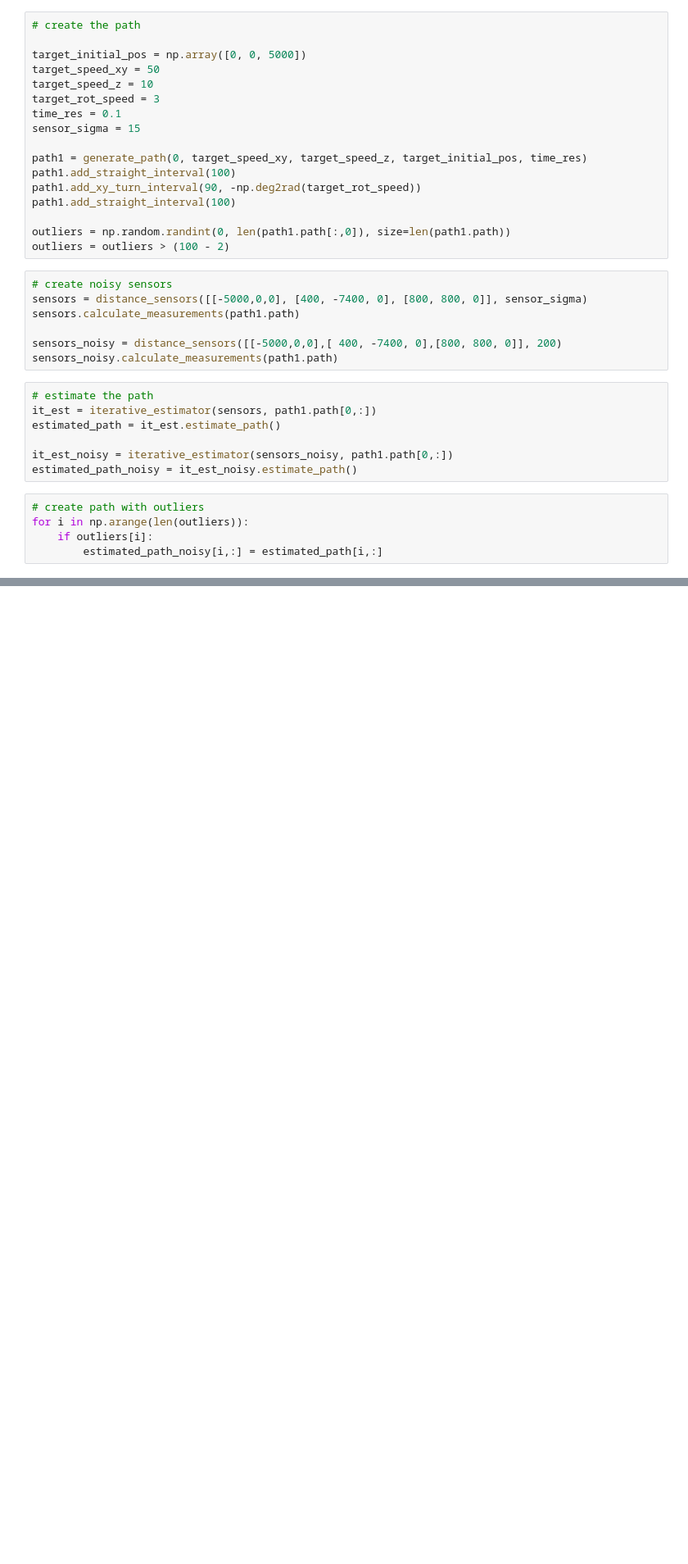
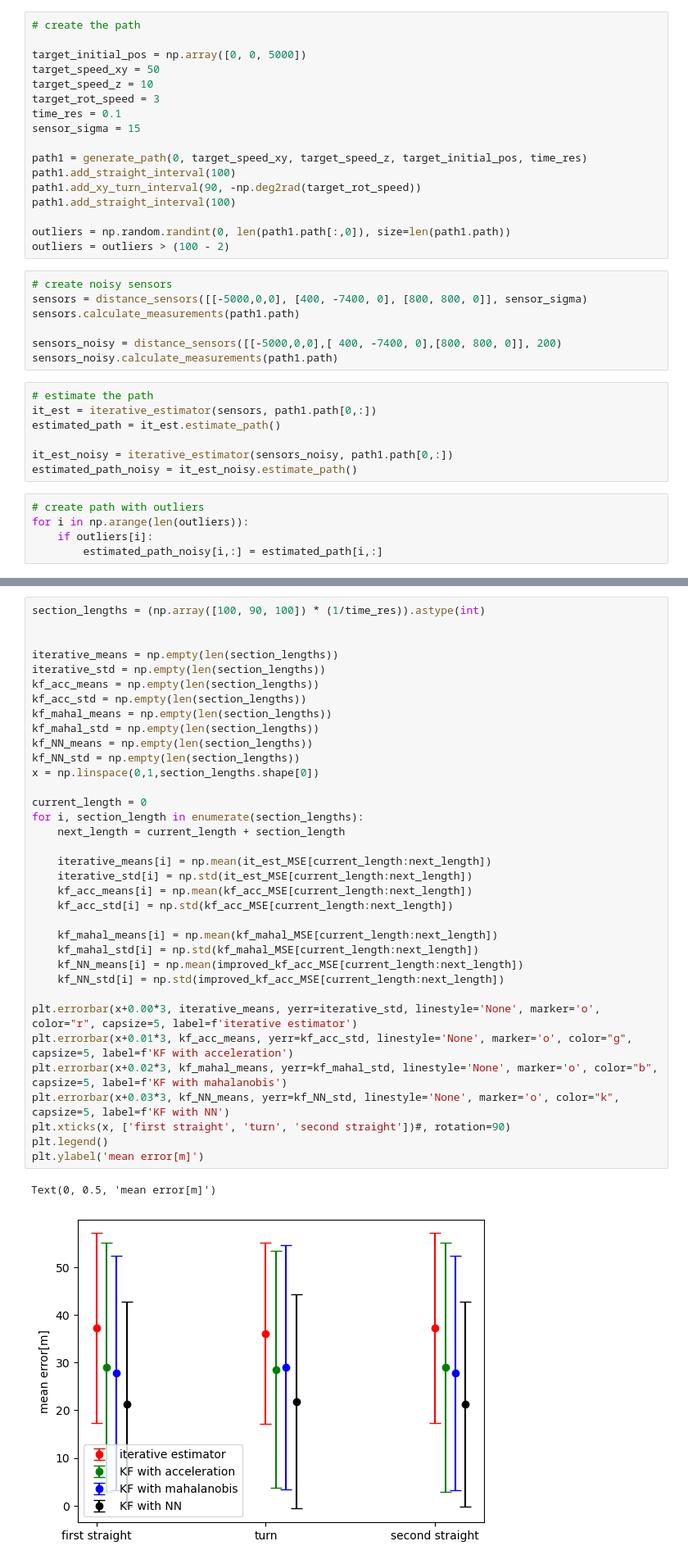
Before and after one commit to EilamNir/noisy-triangulation, a Jupyter notebook: python/src/Improved_KF.ipynb, the cells around one changed output, grey strips where cells are left out. Shown at 82% size. Cells and saved outputs as stored; diff of their text form; blank space fills up the shorter version.

```diff
--- a/python/src/Improved_KF.ipynb
+++ b/python/src/Improved_KF.ipynb
@@ -101,0 +139,38 @@ plt.show()
+# %%
+section_lengths = (np.array([100, 90, 100]) * (1/time_res)).astype(int)
+
+
+iterative_means = np.empty(len(section_lengths))
+iterative_std = np.empty(len(section_lengths))
+kf_acc_means = np.empty(len(section_lengths))
+kf_acc_std = np.empty(len(section_lengths))
+kf_mahal_means = np.empty(len(section_lengths))
+kf_mahal_std = np.empty(len(section_lengths))
+kf_NN_means = np.empty(len(section_lengths))
+kf_NN_std = np.empty(len(section_lengths))
+x = np.linspace(0,1,section_lengths.shape[0])
+
+current_length = 0
+for i, section_length in enumerate(section_lengths):
+    next_length = current_length + section_length
+
+    iterative_means[i] = np.mean(it_est_MSE[current_length:next_length])
+    iterative_std[i] = np.std(it_est_MSE[current_length:next_length])
+    kf_acc_means[i] = np.mean(kf_acc_MSE[current_length:next_length])
+    kf_acc_std[i] = np.std(kf_acc_MSE[current_length:next_length])
+
+    kf_mahal_means[i] = np.mean(kf_mahal_MSE[current_length:next_length])
+    kf_mahal_std[i] = np.std(kf_mahal_MSE[current_length:next_length])
+    kf_NN_means[i] = np.mean(improved_kf_acc_MSE[current_length:next_length])
+    kf_NN_std[i] = np.std(improved_kf_acc_MSE[current_length:next_length])
+
+plt.errorbar(x+0.00*3, iterative_means, yerr=iterative_std, linestyle='None', marker='o', color="r", capsize=5, label=f'iterative estimator')
+plt.errorbar(x+0.01*3, kf_acc_means, yerr=kf_acc_std, linestyle='None', marker='o', color="g", capsize=5, label=f'KF with acceleration')
+plt.errorbar(x+0.02*3, kf_mahal_means, yerr=kf_mahal_std, linestyle='None', marker='o', color="b", capsize=5, label=f'KF with mahalanobis')
+plt.errorbar(x+0.03*3, kf_NN_means, yerr=kf_NN_std, linestyle='None', marker='o', color="k", capsize=5, label=f'KF with NN')
+plt.xticks(x, ['first straight', 'turn', 'second straight'])#, rotation=90)
+plt.legend()
+plt.ylabel('mean error[m]')
+# %% [output]
+Text(0, 0.5, 'mean error[m]')
+[figure, added]
```
Also changed, not shown: parts of 5 cells of this notebook, 1 other file.
